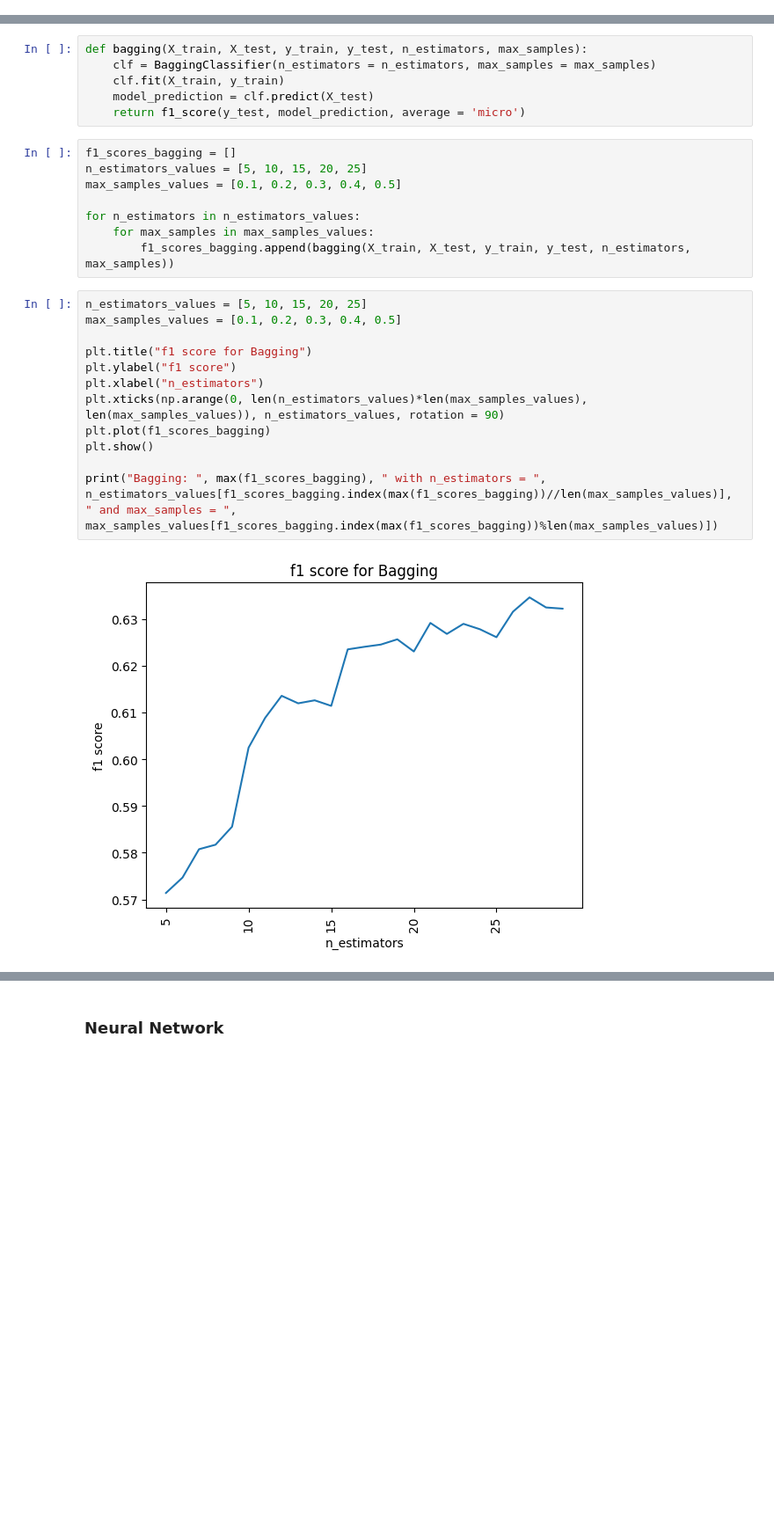
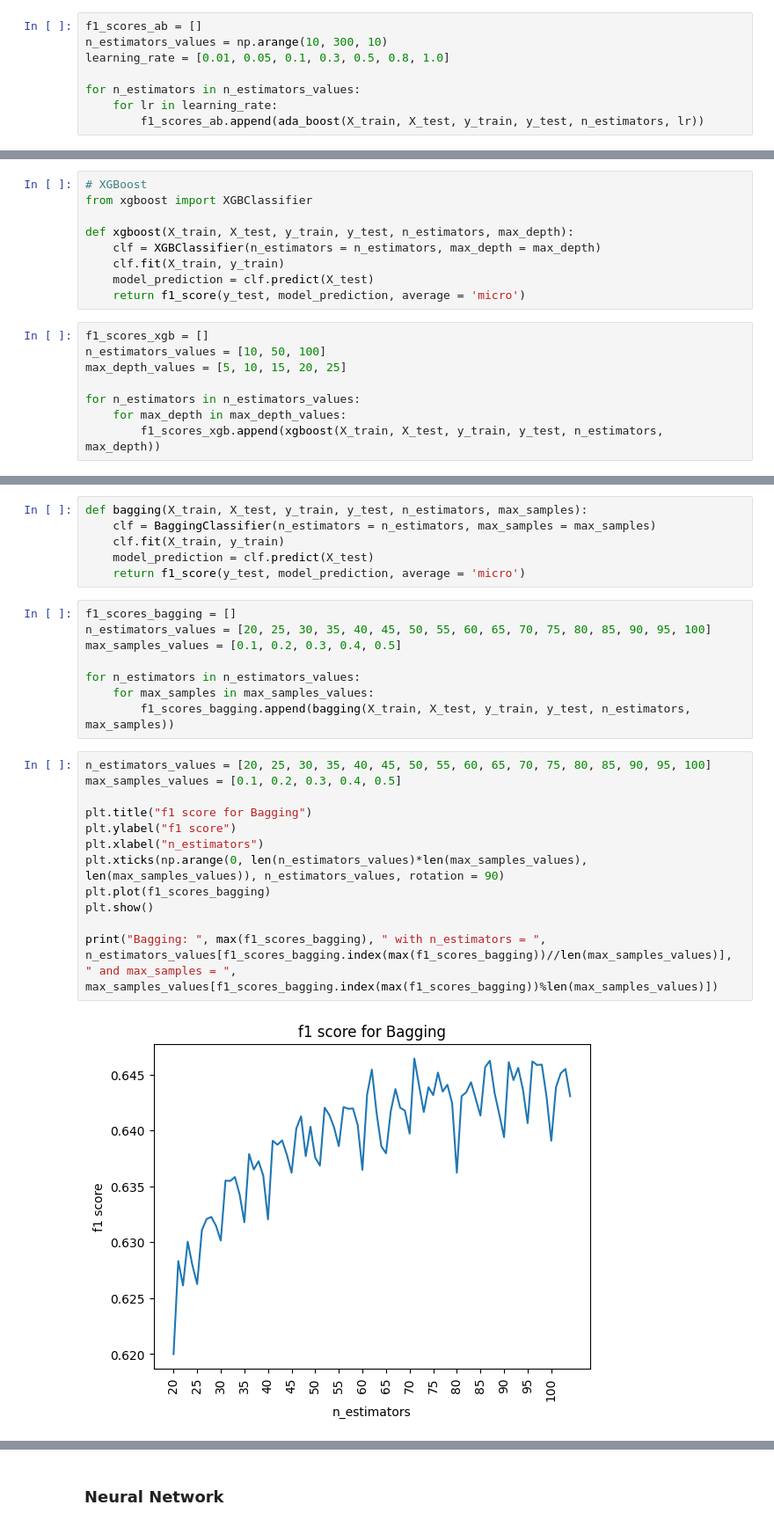
Before and after one commit to shahrohman/inf8245e_kaggle, a Jupyter notebook: ML_kaggle.ipynb, the cells around one changed output, grey strips where cells are left out. Shown at 88% size. Cells and saved outputs as stored; diff of their text form; blank space fills up the shorter version.

```diff
--- a/ML_kaggle.ipynb
+++ b/ML_kaggle.ipynb
@@ -464,0 +510,8 @@ Random Forest:  0.6582591652475661  with n_estimators =  170  and max_depth =  2
+# %%
+f1_scores_ab = []
+n_estimators_values = np.arange(10, 300, 10)
+learning_rate = [0.01, 0.05, 0.1, 0.3, 0.5, 0.8, 1.0]
+
+for n_estimators in n_estimators_values:
+    for lr in learning_rate:
+        f1_scores_ab.append(ada_boost(X_train, X_test, y_train, y_test, n_estimators, lr))
@@ -464,0 +555,17 @@ Random Forest:  0.6582591652475661  with n_estimators =  170  and max_depth =  2
+# %%
+# XGBoost
+from xgboost import XGBClassifier
+
+def xgboost(X_train, X_test, y_train, y_test, n_estimators, max_depth):
+    clf = XGBClassifier(n_estimators = n_estimators, max_depth = max_depth)
+    clf.fit(X_train, y_train)
+    model_prediction = clf.predict(X_test)
+    return f1_score(y_test, model_prediction, average = 'micro')
+# %%
+f1_scores_xgb = []
+n_estimators_values = [10, 50, 100]
+max_depth_values = [5, 10, 15, 20, 25]
+
+for n_estimators in n_estimators_values:
+    for max_depth in max_depth_values:
+        f1_scores_xgb.append(xgboost(X_train, X_test, y_train, y_test, n_estimators, max_depth))
@@ -536,23 +652,23 @@ def bagging(X_train, X_test, y_train, y_test, n_estimators, max_samples):
     return f1_score(y_test, model_prediction, average = 'micro')
 # %%
 f1_scores_bagging = []
-n_estimators_values = [5, 10, 15, 20, 25]
+n_estimators_values = [20, 25, 30, 35, 40, 45, 50, 55, 60, 65, 70, 75, 80, 85, 90, 95, 100]
 max_samples_values = [0.1, 0.2, 0.3, 0.4, 0.5]
 
 for n_estimators in n_estimators_values:
     for max_samples in max_samples_values:
         f1_scores_bagging.append(bagging(X_train, X_test, y_train, y_test, n_estimators, max_samples))
 # %%
-n_estimators_values = [5, 10, 15, 20, 25]
+n_estimators_values = [20, 25, 30, 35, 40, 45, 50, 55, 60, 65, 70, 75, 80, 85, 90, 95, 100]
 max_samples_values = [0.1, 0.2, 0.3, 0.4, 0.5]
 
 plt.title("f1 score for Bagging")
 plt.ylabel("f1 score")
 plt.xlabel("n_estimators")
 plt.xticks(np.arange(0, len(n_estimators_values)*len(max_samples_values), len(max_samples_values)), n_estimators_values, rotation = 90)
 plt.plot(f1_scores_bagging)
 plt.show()
 
 print("Bagging: ", max(f1_scores_bagging), " with n_estimators = ", n_estimators_values[f1_scores_bagging.index(max(f1_scores_bagging))//len(max_samples_values)], " and max_samples = ", max_samples_values[f1_scores_bagging.index(max(f1_scores_bagging))%len(max_samples_values)])
 # %% [output]
-[figure, old version]
+[figure, new version]
```
Also changed, not shown: parts of 17 cells of this notebook, 1 other file.
